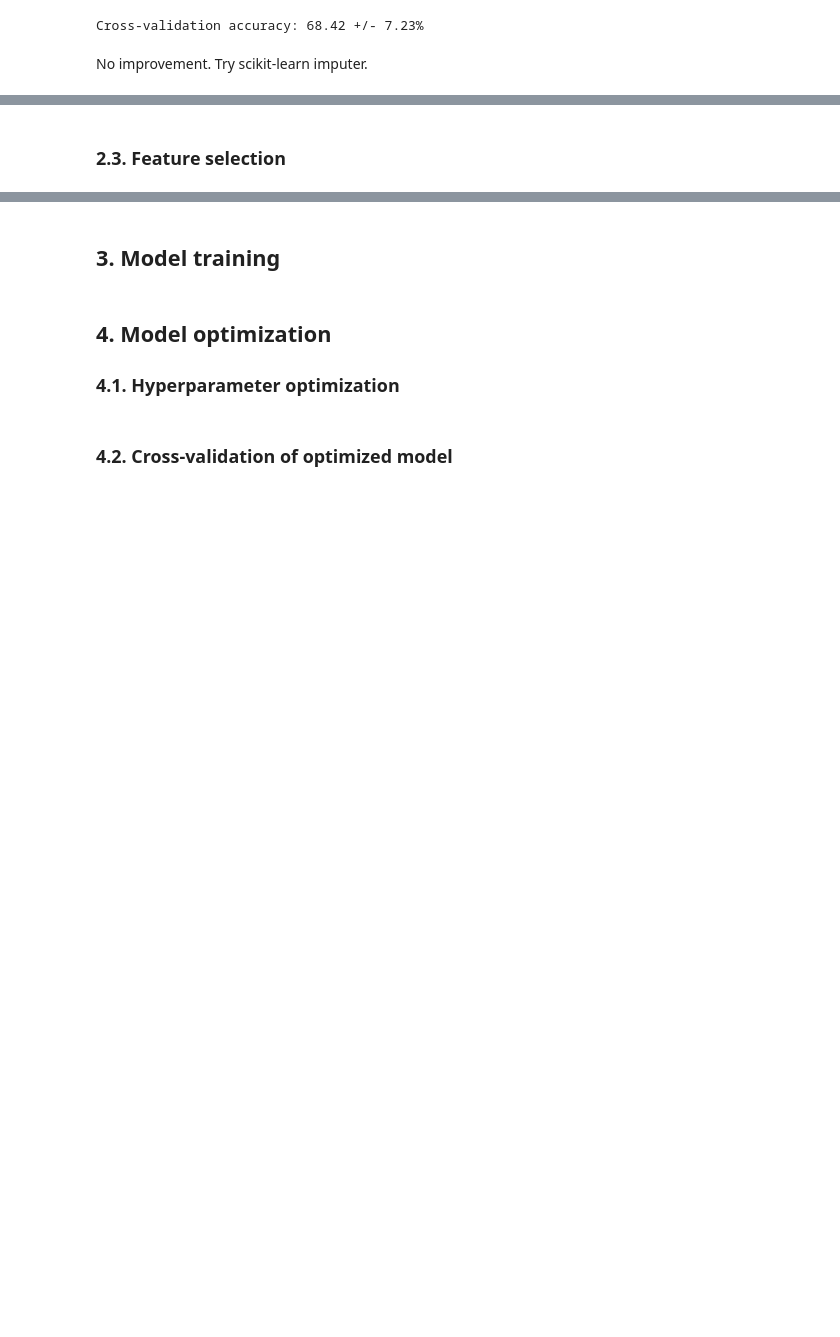
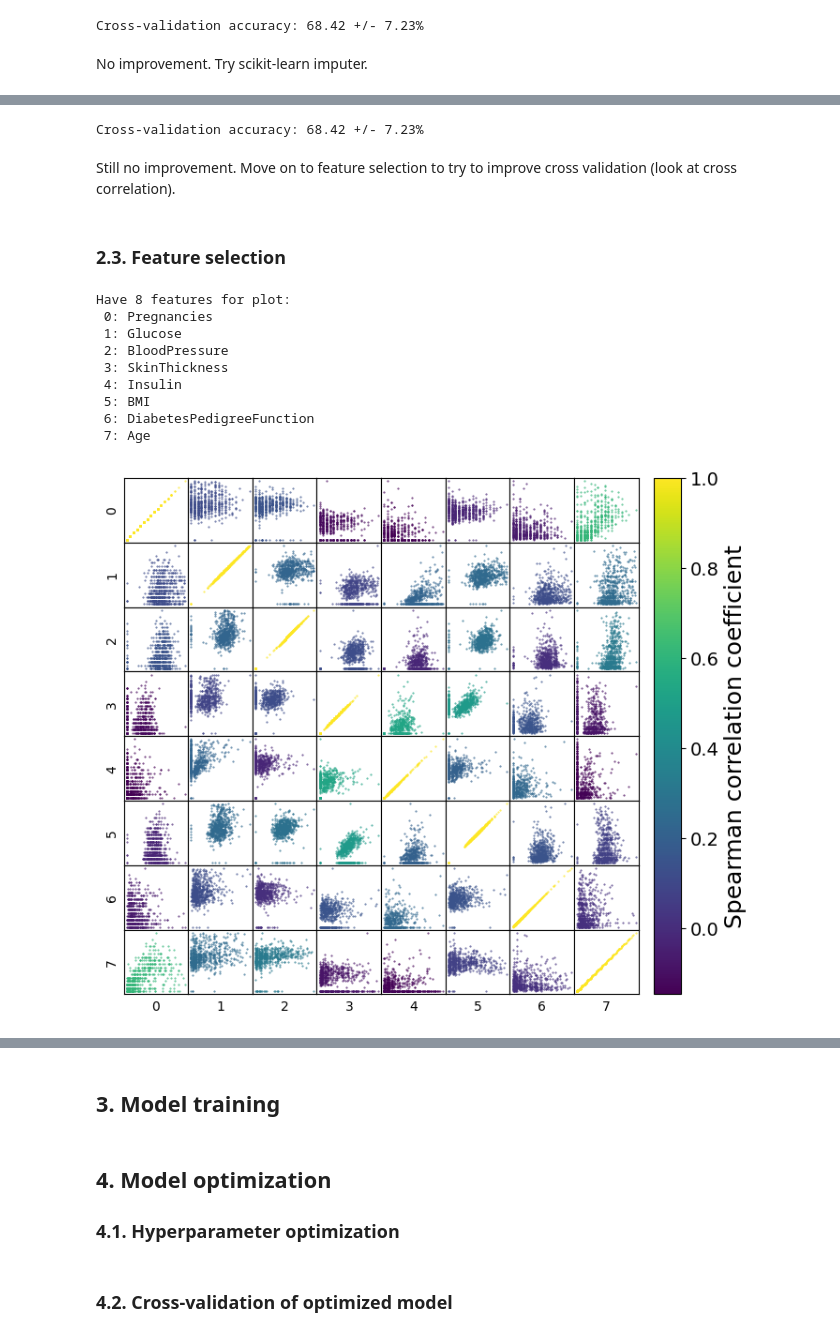
Before and after one commit to 4GeeksAcademy/helloklow--decision-tree-project, a Jupyter notebook: src/mvp.ipynb, the cells around one changed output, grey strips where cells are left out. Drawn from its saved outputs; the diff is of its cells as text; code cells hidden in the pictures; blank space fills up the shorter version.

Commit message:
add feature selection

```diff
--- a/src/mvp.ipynb
+++ b/src/mvp.ipynb
@@ -193,2 +198,9 @@ ModuleNotFoundError: No module named 'seaborn'
+# %%
+# Check cross validation after scikit-learn imputation (previous accuracy: 68.42 +/- 7.23%)
+scores=cross_val(model, training_features, training_labels)
+# %% [output]
+Cross-validation accuracy: 68.42 +/- 7.23%
+# %% [markdown]
+Still no improvement. Move on to feature selection to try to improve cross validation (look at cross correlation).
 # %% [markdown]
 ### 2.3. Feature selection
@@ -196,0 +207,16 @@ ModuleNotFoundError: No module named 'seaborn'
+# %%
+# Look at cross correlation matrix for training features and try removing any that are highly correlated
+from utils import plot_scatter_matrix
+
+plot_scatter_matrix(training_features).show()
+# %% [output]
+Have 8 features for plot:
+ 0: Pregnancies
+ 1: Glucose
+ 2: BloodPressure
+ 3: SkinThickness
+ 4: Insulin
+ 5: BMI
+ 6: DiabetesPedigreeFunction
+ 7: Age
+[figure, added]
```
Also changed, not shown: parts of 14 cells of this notebook.
